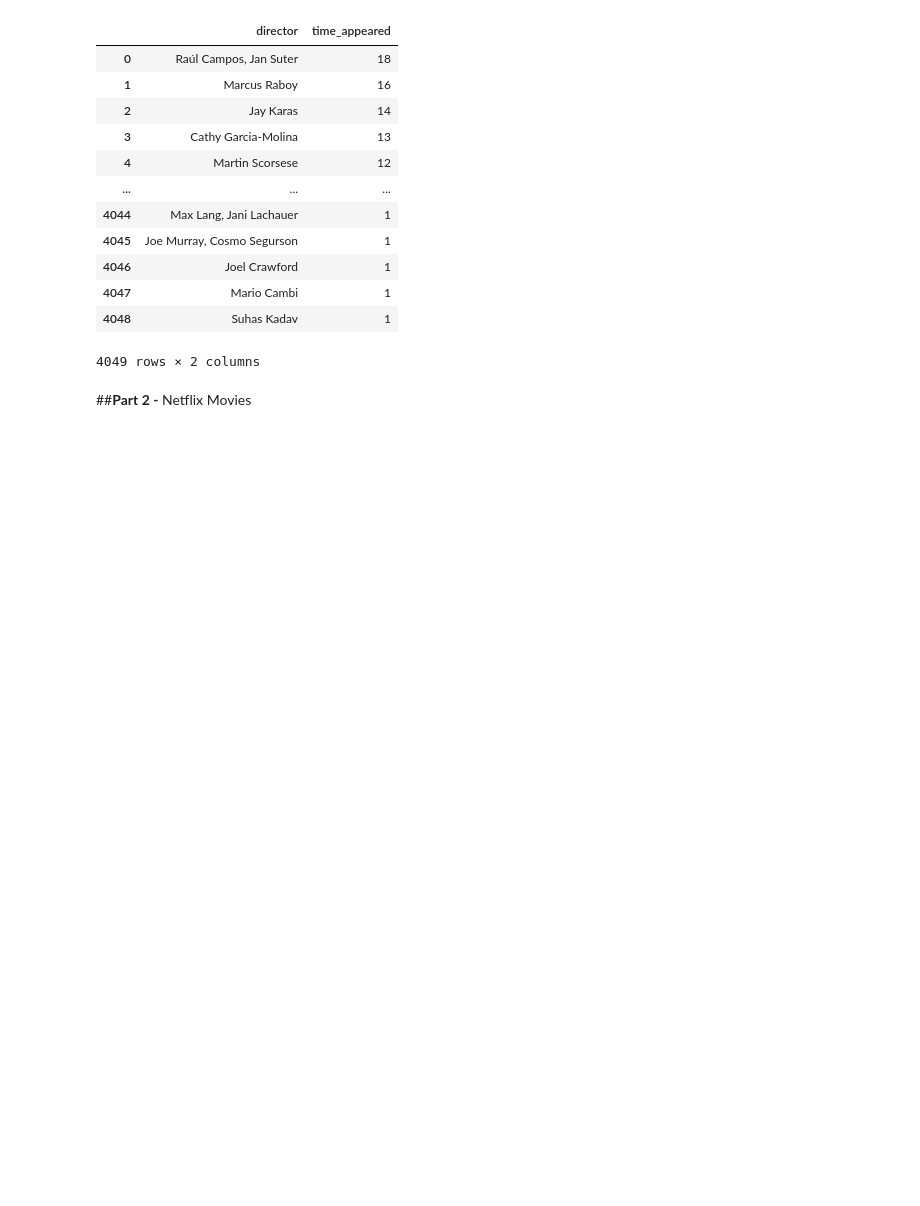
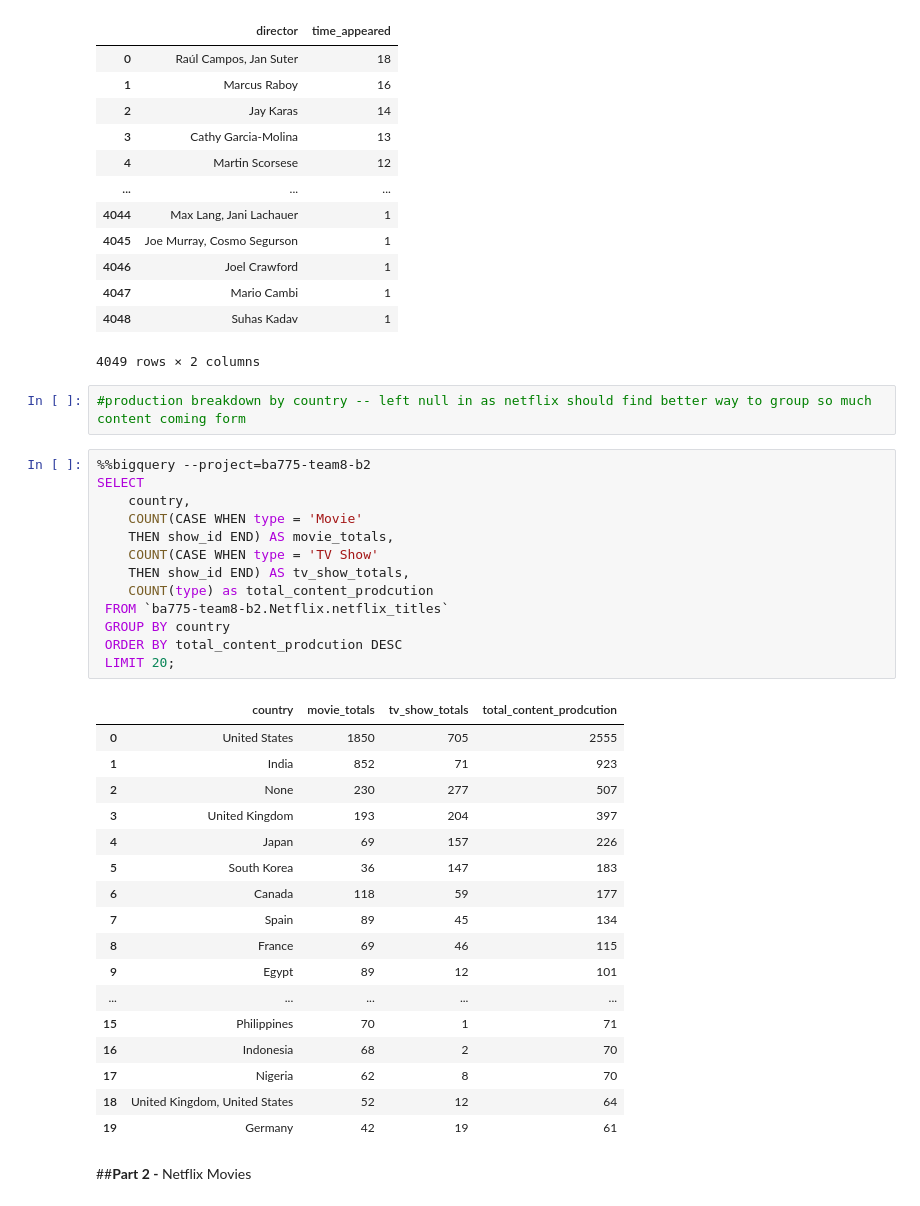
Before and after one commit to aditya248/Netflix-Exploratory-Data-Analysis, a Jupyter notebook: BA775_TeamProject_B2T8.ipynb, the cells around one changed output. Saved outputs shown, nothing was run; the diff lists cells and outputs as text; blank space fills up the shorter version.

```diff
--- a/BA775_TeamProject_B2T8.ipynb
+++ b/BA775_TeamProject_B2T8.ipynb
@@ -113,6 +169,39 @@ ORDER BY 2 DESC
 | 4047 | Mario Cambi | 1 |
 | 4048 | Suhas Kadav | 1 |
 4049 rows × 2 columns
+# %%
+#production breakdown by country -- left null in as netflix should find better way to group so much content coming form
+# %%
+%%bigquery --project=ba775-team8-b2
+SELECT
+    country,
+    COUNT(CASE WHEN type = 'Movie'
+    THEN show_id END) AS movie_totals,
+    COUNT(CASE WHEN type = 'TV Show'
+    THEN show_id END) AS tv_show_totals,
+    COUNT(type) as total_content_prodcution
+ FROM `ba775-team8-b2.Netflix.netflix_titles`
+ GROUP BY country
+ ORDER BY total_content_prodcution DESC
+ LIMIT 20;
+# %% [output]
+|  | country | movie_totals | tv_show_totals | total_content_prodcution |
+| 0 | United States | 1850 | 705 | 2555 |
+| 1 | India | 852 | 71 | 923 |
+| 2 | None | 230 | 277 | 507 |
+| 3 | United Kingdom | 193 | 204 | 397 |
+| 4 | Japan | 69 | 157 | 226 |
+| 5 | South Korea | 36 | 147 | 183 |
+| 6 | Canada | 118 | 59 | 177 |
+| 7 | Spain | 89 | 45 | 134 |
+| 8 | France | 69 | 46 | 115 |
+| 9 | Egypt | 89 | 12 | 101 |
+| ... | ... | ... | ... | ... |
+| 15 | Philippines | 70 | 1 | 71 |
+| 16 | Indonesia | 68 | 2 | 70 |
+| 17 | Nigeria | 62 | 8 | 70 |
+| 18 | United Kingdom, United States | 52 | 12 | 64 |
+| 19 | Germany | 42 | 19 | 61 |
 # %% [markdown]
 ##**Part 2 -** Netflix Movies
 # %%
```
Also changed, not shown: parts of 21 cells of this notebook.
